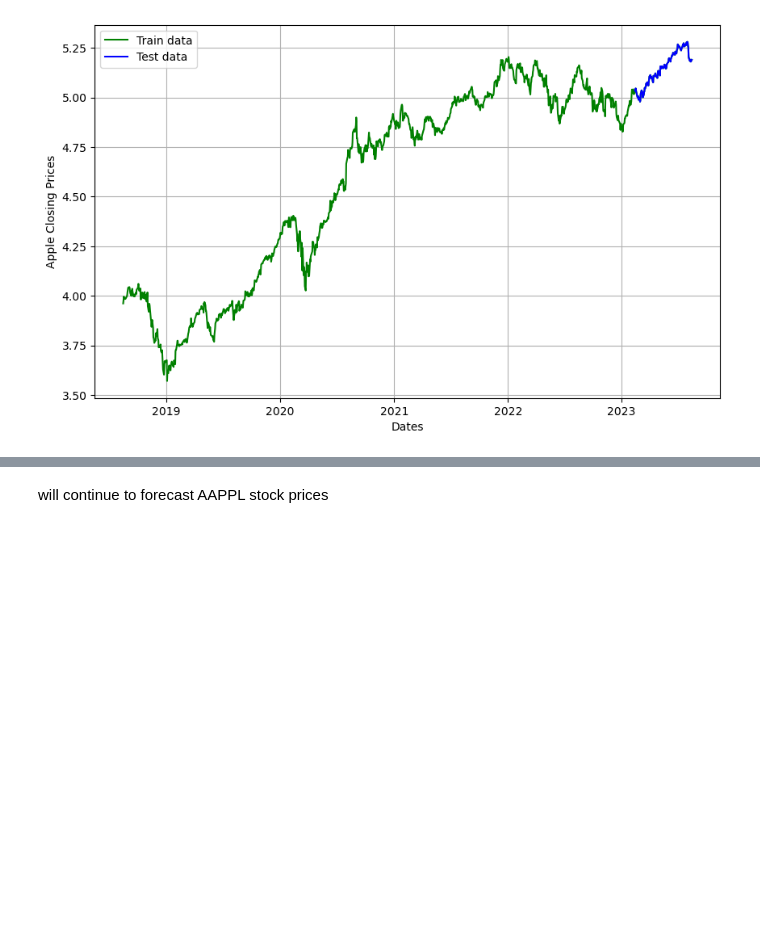
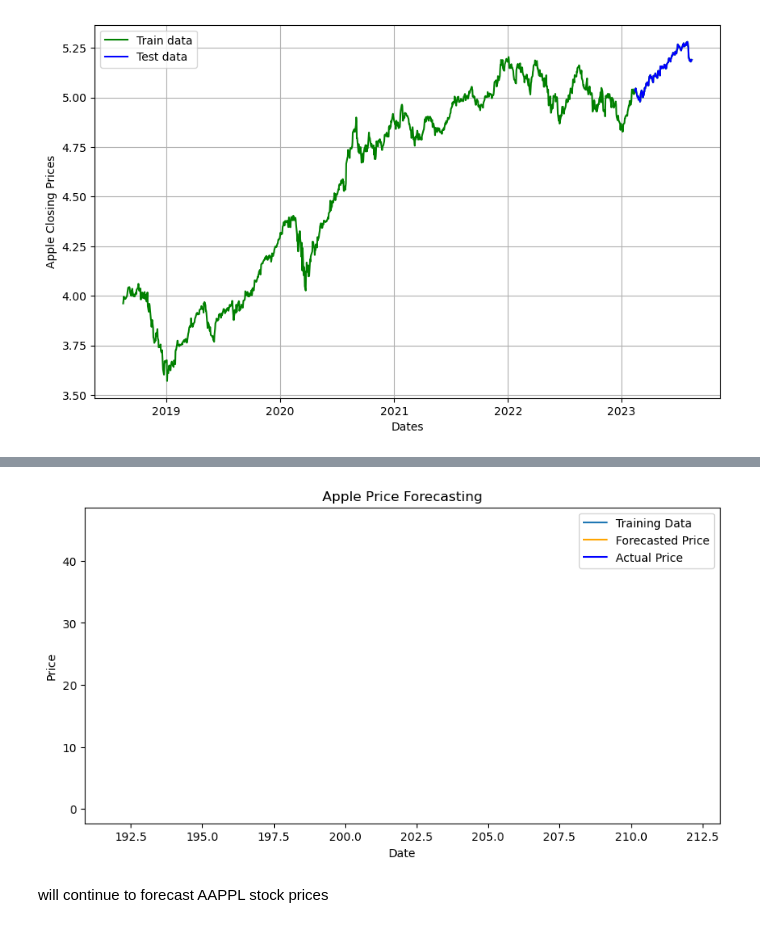
Before and after one commit to annie-carter/Time_series_Stock, a Jupyter notebook: explore_stocks.ipynb, the cells around one changed output, grey strips where cells are left out. Drawn from its saved outputs; the diff is of its cells as text; code cells hidden in the pictures; blank space fills up the shorter version.

Commit message:
still debugging forecasting

```diff
--- a/explore_stocks.ipynb
+++ b/explore_stocks.ipynb
@@ -407,2 +482,46 @@ Warnings:
+# %%
+import pandas as pd
+import numpy as np
+import matplotlib.pyplot as plt
+from statsmodels.tsa.statespace.sarimax import SARIMAX
+
+# Load your historical stock price data
+# Assuming you have 'date' as the index and 'close_price' as a column in your DataFrame
+# Replace 'your_data.csv' with the actual file path
+df_aapl = pd.read_csv('df_aapl.csv')
+apple_close = df_aapl['Close']  # Assuming 'close_price' is your column name
+
+start_date = '2018-08-15'
+end_date = '2023-08-14'
+filtered_data = apple_close.loc[start_date:end_date]
+
+# Train-test split
+train_size = int(len(filtered_data) * 0.8)
+aapl_train_data = filtered_data[:train_size]
+aapl_test_data = filtered_data[train_size:]
+
+# Fit SARIMAX model
+aapl_model = SARIMAX(aapl_train_data, order=(0, 1, 1), seasonal_order=(0, 1, 1, 12))
+aapl_fitted = aapl_model.fit(disp=-1)
+
+# Forecast
+forecast_steps = len(aapl_test_data)
+forecast_results = aapl_fitted.get_forecast(steps=forecast_steps, alpha=0.05)
+forecasted_values = forecast_results.predicted_mean
+confidence_intervals = forecast_results.conf_int()
+
+# Plot the results
+plt.figure(figsize=(10, 5))
+plt.plot(aapl_train_data.index, aapl_train_data, label='Training Data')
+plt.plot(aapl_test_data.index, forecasted_values, color='orange', label='Forecasted Price')
+plt.fill_between(confidence_intervals.index, confidence_intervals.iloc[:, 0], confidence_intervals.iloc[:, 1], color='gray', alpha=0.2)
+plt.plot(aapl_test_data.index, aapl_test_data, color='blue', label='Actual Price')
+plt.title('Apple Price Forecasting')
+plt.xlabel('Date')
+plt.ylabel('Price')
+plt.legend()
+plt.show()
+# %% [output]
+[figure, added]
 # %% [markdown]
 will continue to forecast AAPPL stock prices
```
Also changed, not shown: parts of 25 cells of this notebook.
